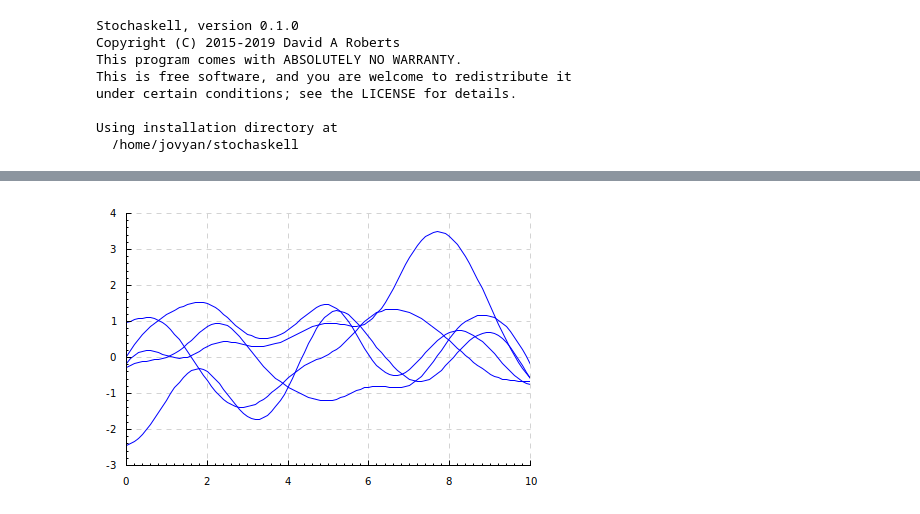
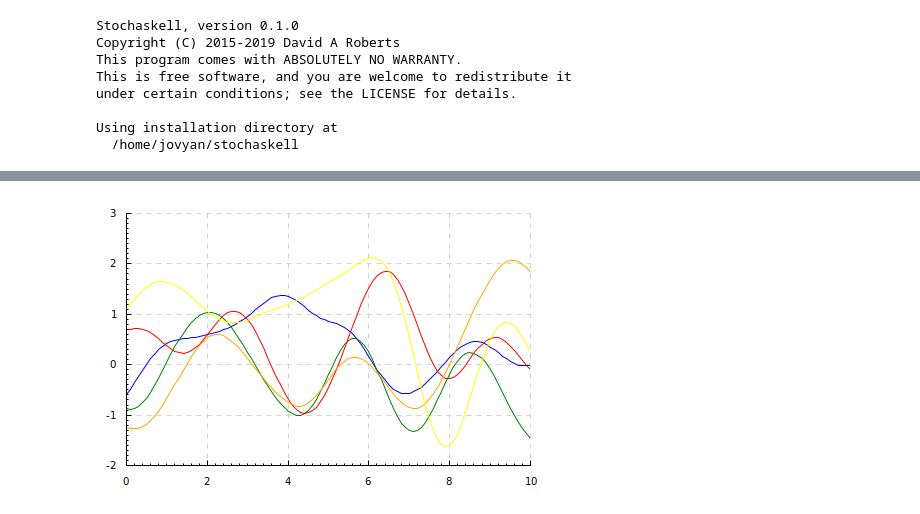
Before and after one commit to davidar/stochaskell, a Jupyter notebook: gp.ipynb, the cells around one changed output, grey strips where cells are left out. Saved outputs shown, nothing was run; the diff lists cells and outputs as text; code cells hidden in the pictures.

```diff
--- a/gp.ipynb
+++ b/gp.ipynb
@@ -43,10 +48,10 @@ kernelSE lsv lls2 a b =
   + if a == b then 1e-6 else 0
 # %%
 let test = list [i/10 | i <- [0..100]]
-gs <- sequence [simulate (gp kernelSE1 101 test) | i <- [1..5]]
-toRenderable . plot $ line "" [test `zip` list g | g <- gs]
+samples <- sequence [simulate (gp kernelSE1 101 test) | i <- [1..5]]
+toRenderable $ sequence [plot $ line "" [test `zip` list ys] | ys <- samples]
 # %% [output]
-[figure, old version]
+[figure, new version]
 # %%
 normalChol :: Z -> RVec -> RMat -> P RVec
 normalChol n mu cov = do
```
Also changed, not shown: parts of 6 cells of this notebook, 1 other file.
